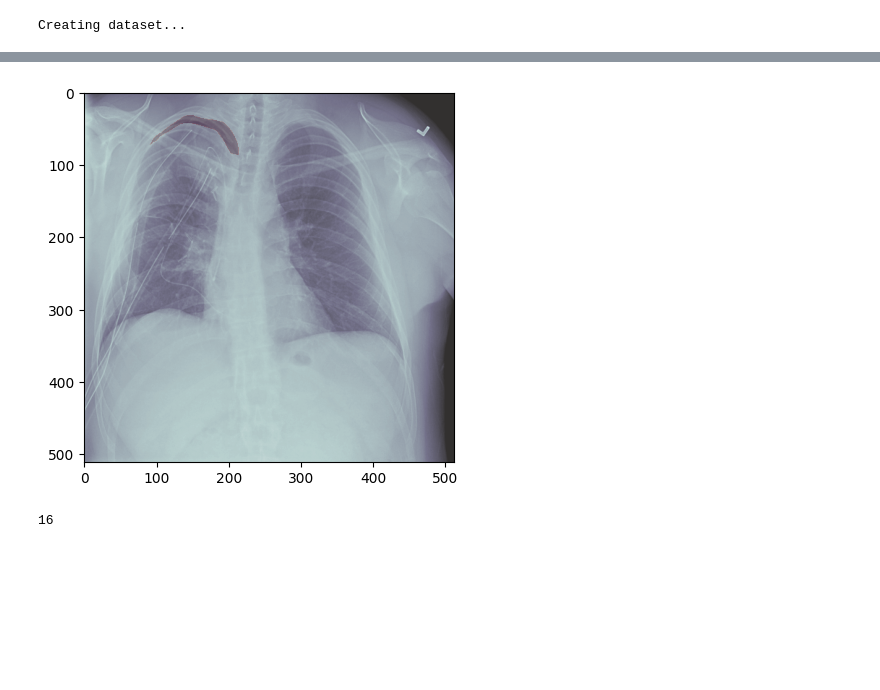
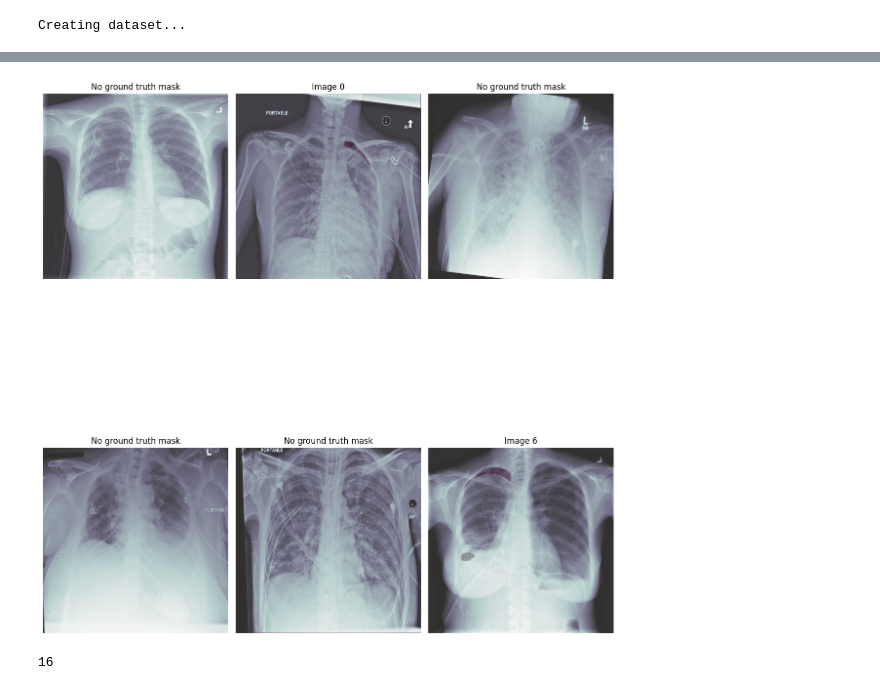
Before and after one commit to alexcri90/Medical-Imaging-DS-Bicocca, a Jupyter notebook: Segmentation_MI.ipynb, the cells around one changed output, grey strips where cells are left out. Cells and saved outputs as stored; diff of their text form; code cells hidden in the pictures; blank space fills up the shorter version.

```diff
--- a/Segmentation_MI.ipynb
+++ b/Segmentation_MI.ipynb
@@ -38,8 +42,9 @@ import segmentation_models_pytorch as smp
 # sample_submission_path = "../input/siim-stage1/sample_submission.csv"
 
 
-train_rle_path = "./train-rle-train.csv"
-#data_folder = "../input/siim-png-images/input/train_png"
+train_rle_path = "./train-rle-100.csv"
+sample_submission_path = "./train-rle-test-10-sample.csv"
+
 data_folder = "./dicom_files"
-test_data_folder = "../input/siim-png-images/input/test_png"
+test_data_folder = "./dicom_files"
 # %%
@@ -67,14 +86,31 @@ images, masks = batch
 # %%
-# plot some random images in the `batch`
-idx = random.choice(range(16))
-plt.imshow(images[idx][0], cmap="bone")
-plt.imshow(masks[idx][0], alpha=0.2, cmap="Reds")
+# # plot some random images in the `batch`
+# idx = random.choice(range(16))
+# plt.imshow(images[idx][0], cmap="bone")
+# plt.imshow(masks[idx][0], alpha=0.2, cmap="Reds")
+# plt.show()
+# if len(np.unique(masks[idx][0])) == 1:  # only zeros
+
+#     print("Chosen image has no ground truth mask, rerun the cell")
+
+indices = random.sample(range(len(images)), 6)
+
+fig, axes = plt.subplots(2, 3, figsize=(12, 18))  # Create a 3x2 grid for plotting
+
+for ax, idx in zip(axes.flat, indices):
+    ax.imshow(images[idx][0], cmap="bone")
+    ax.imshow(masks[idx][0], alpha=0.2, cmap="Reds")
+    ax.axis("off")
+
+    if len(np.unique(masks[idx][0])) == 1:  # only zeros
+        ax.set_title("No ground truth mask")
+    else:
+        ax.set_title(f"Image {idx}")
+
+plt.tight_layout()
 plt.show()
-if len(np.unique(masks[idx][0])) == 1:  # only zeros
-
-    print("Chosen image has no ground truth mask, rerun the cell")
 # %% [output]
-[figure, old version]
+[figure, new version]
 # %%
 len(masks)
 # %% [output]
```
Also changed, not shown: parts of 10 cells of this notebook, 4 other files.
